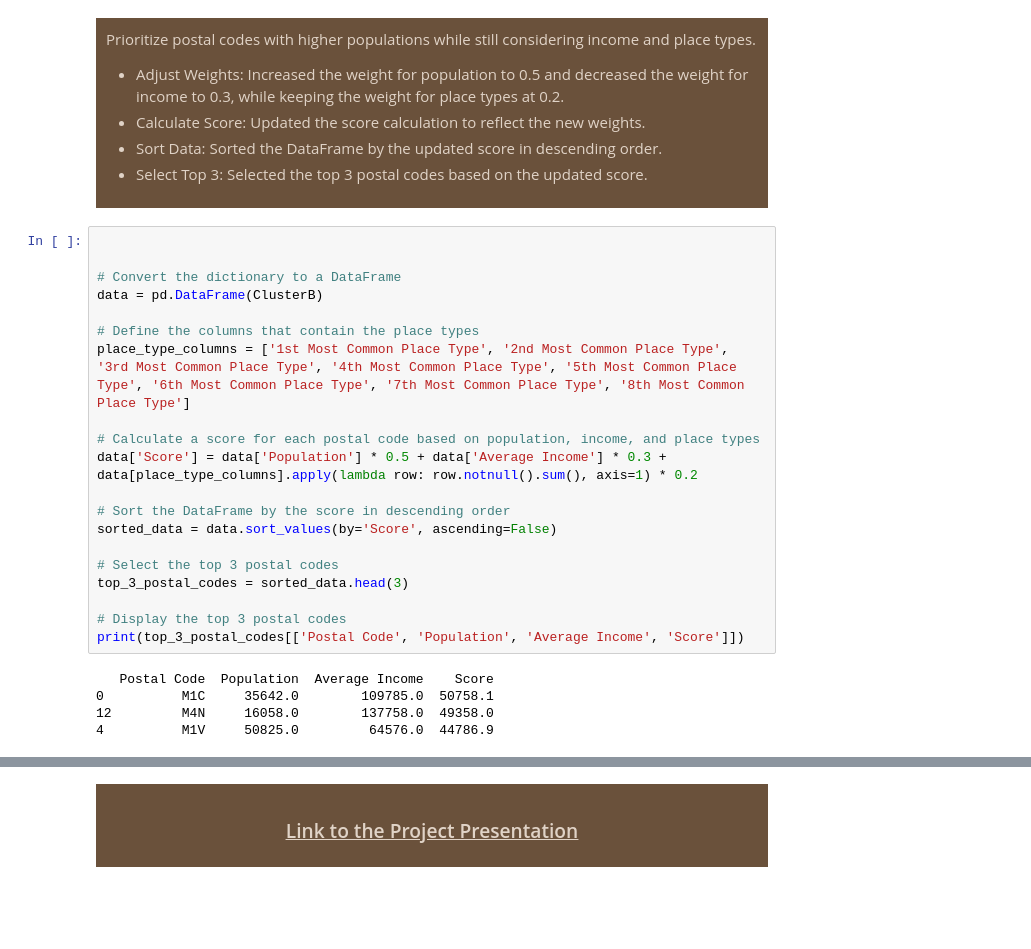
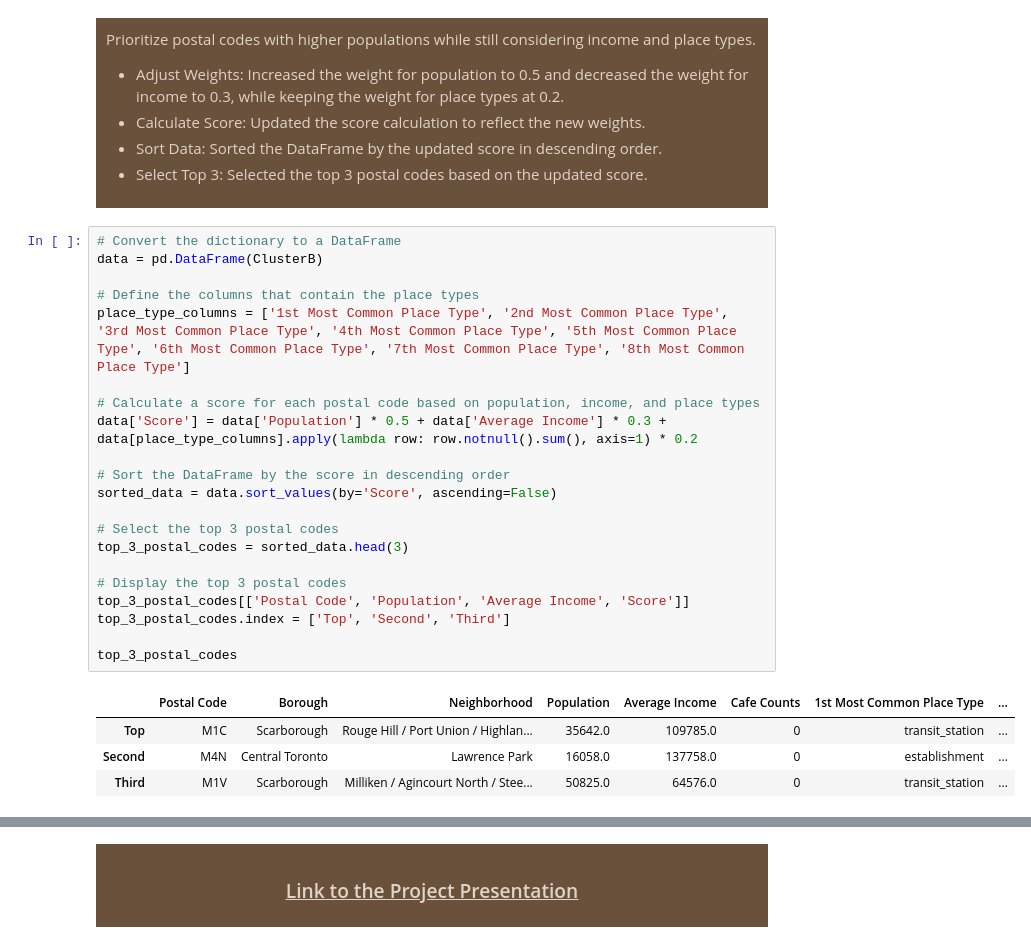
Before and after one commit to Dhruvi267/Market_segment, a Jupyter notebook: market-segmentationV3.ipynb, the cells around one changed output, grey strips where cells are left out. Drawn from its saved outputs; the diff is of its cells as text; blank space fills up the shorter version.

```diff
--- a/market-segmentationV3.ipynb
+++ b/market-segmentationV3.ipynb
@@ -1432,29 +1434,30 @@ plt.show()
   </ul>
 </div>
 # %%
-
-
 # Convert the dictionary to a DataFrame
 data = pd.DataFrame(ClusterB)
 
 # Define the columns that contain the place types
 place_type_columns = ['1st Most Common Place Type', '2nd Most Common Place Type', '3rd Most Common Place Type', '4th Most Common Place Type', '5th Most Common Place Type', '6th Most Common Place Type', '7th Most Common Place Type', '8th Most Common Place Type']
 
 # Calculate a score for each postal code based on population, income, and place types
 data['Score'] = data['Population'] * 0.5 + data['Average Income'] * 0.3 + data[place_type_columns].apply(lambda row: row.notnull().sum(), axis=1) * 0.2
 
 # Sort the DataFrame by the score in descending order
 sorted_data = data.sort_values(by='Score', ascending=False)
 
 # Select the top 3 postal codes
 top_3_postal_codes = sorted_data.head(3)
 
 # Display the top 3 postal codes
-print(top_3_postal_codes[['Postal Code', 'Population', 'Average Income', 'Score']])
+top_3_postal_codes[['Postal Code', 'Population', 'Average Income', 'Score']]
+top_3_postal_codes.index = ['Top', 'Second', 'Third']
+
+top_3_postal_codes
 # %% [output]
-   Postal Code  Population  Average Income    Score
-0          M1C     35642.0        109785.0  50758.1
-12         M4N     16058.0        137758.0  49358.0
-4          M1V     50825.0         64576.0  44786.9
+|  | Postal Code | Borough | Neighborhood | Population | Average Income | Cafe Counts | 1st Most Common Place Type | ... |
+| Top | M1C | Scarborough | Rouge Hill / Port Union / Highlan... | 35642.0 | 109785.0 | 0 | transit_station | ... |
+| Second | M4N | Central Toronto | Lawrence Park | 16058.0 | 137758.0 | 0 | establishment | ... |
+| Third | M1V | Scarborough | Milliken / Agincourt North / Stee... | 50825.0 | 64576.0 | 0 | transit_station | ... |
 # %% [markdown]
 <div style="background-color: #6a513b; padding: 10px; text-align: center;">
```
Also changed, not shown: parts of 8 cells of this notebook.
